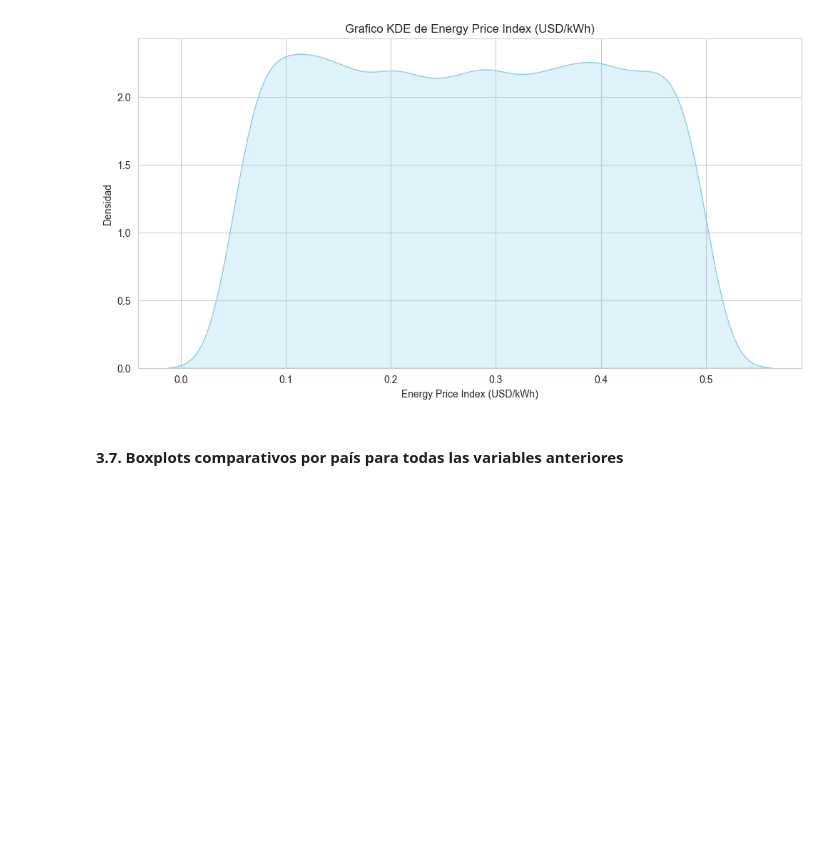
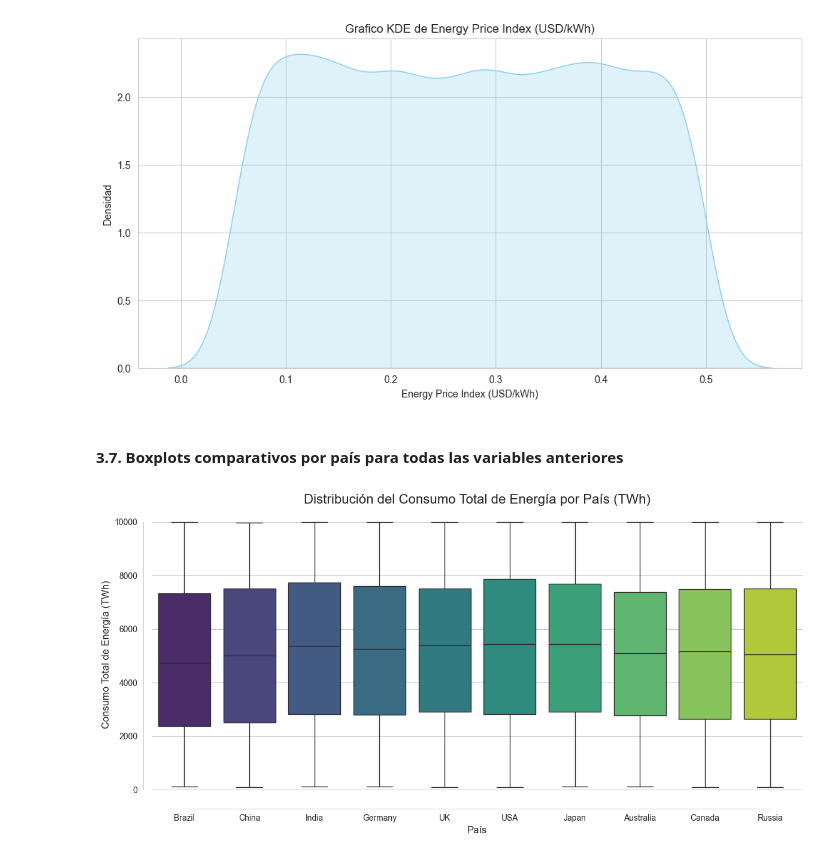
Before and after one commit to juanma200109/Analisis-de-Consumo-de-Energia-Global, a Jupyter notebook: notebooks/Consumo_de_Energia_Global_2000-2024.ipynb, the cells around one changed output. Saved outputs shown, nothing was run; the diff lists cells and outputs as text; code cells hidden in the pictures; blank space fills up the shorter version.

Commit message:
Continuación de los análisis en este caso del análisis descriptivos y respuestas a algunas preguntas interesantes sobre los graficosde histogramas, KDE y boxplot

```diff
--- a/notebooks/Consumo_de_Energia_Global_2000-2024.ipynb
+++ b/notebooks/Consumo_de_Energia_Global_2000-2024.ipynb
@@ -253,3 +253,8 @@ viz.crear_grafico_kde(df, 'Energy Price Index (USD/kWh)', 'Energy Price Index (U
 cols = ['Total Energy Consumption (TWh)', 'Per Capita Energy Use (kWh)',
         'Renewable Energy Share (%)', 'Fossil Fuel Dependency (%)',
         'Carbon Emissions (Million Tons)', 'Energy Price Index (USD/kWh)']
+# %%
+# Generando un Boxplot para el Total Energy Consumtion (TWh)
+viz.crear_boxplot(df, 'Country', 'Total Energy Consumption (TWh)', 'Distribución del Consumo Total de Energía por País (TWh)', 'País', 'Consumo Total de Energía (TWh)')
+# %% [output]
+[figure, added]
```
Also changed, not shown: parts of 7 cells of this notebook, 1 other file.
